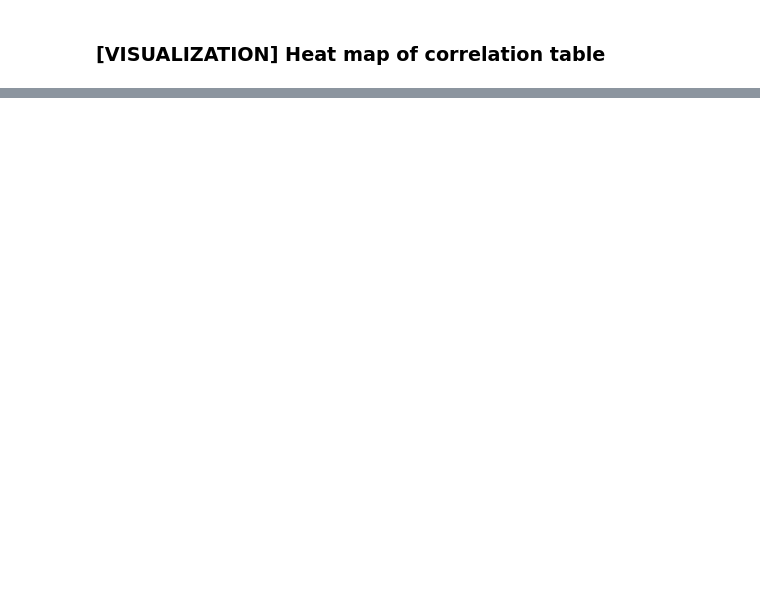
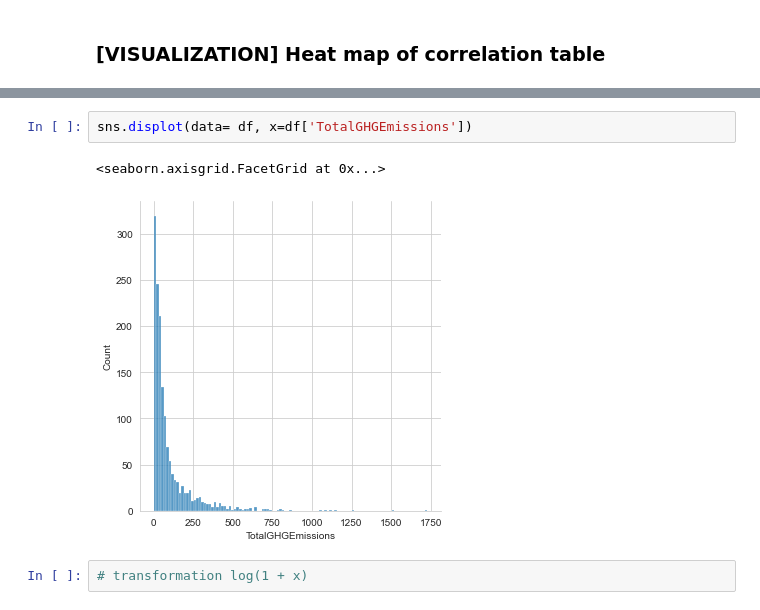
Before and after one commit to maurlco/buildings-consumption-forecast, a Jupyter notebook: 01_EDA.ipynb, the cells around one changed output, grey strips where cells are left out. Saved outputs shown, nothing was run; the diff lists cells and outputs as text; blank space fills up the shorter version.

```diff
--- a/01_EDA.ipynb
+++ b/01_EDA.ipynb
@@ -165,0 +76,7 @@ plt.show()
+# %%
+sns.displot(data= df, x=df['TotalGHGEmissions'])
+# %% [output]
+<seaborn.axisgrid.FacetGrid at 0x...>
+[figure, added]
+# %%
+# transformation log(1 + x)
```
Also changed, not shown: parts of 13 cells of this notebook, 52 other files.
